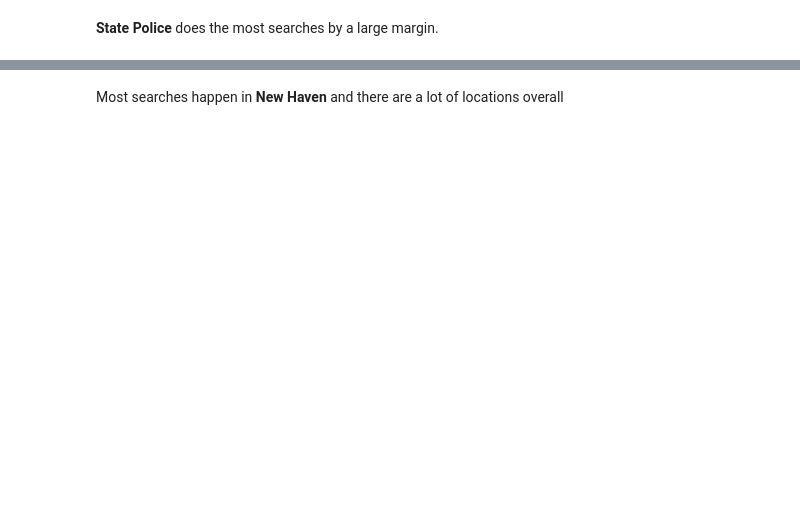
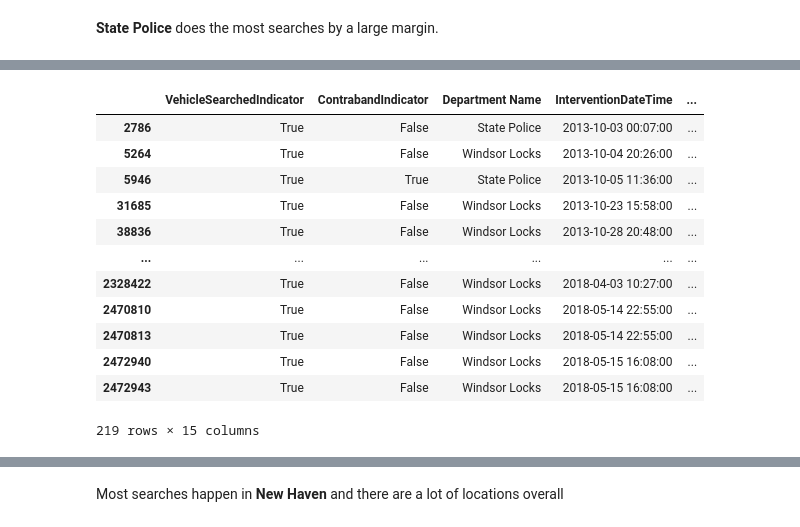
Before and after one commit to snovaisg/Capstone, a Jupyter notebook: EDA.ipynb, the cells around one changed output, grey strips where cells are left out. Cells and saved outputs as stored; diff of their text form; code cells hidden in the pictures; blank space fills up the shorter version.

```diff
--- a/EDA.ipynb
+++ b/EDA.ipynb
@@ -111,0 +196,7 @@ Some departments have a really low number of searches. These departments will be
+# %%
+# select locations
+threshold = 1
+locations_list = separate_locations_above_threshold(df,threshold)[1]
+
+locations_df = pd.DataFrame(data = locations_list, columns = ['locations'])
+locations_df.to_csv(os.path.join('Data_created',f'locations_threshold_{threshold}.csv'),index=False)
@@ -111,0 +207,5 @@ Some departments have a really low number of searches. These departments will be
+# %%
+searched_mask = df.VehicleSearchedIndicator == True
+locations_above_threshold_1_records_mask = df[searched_mask].InterventionLocationName.apply(lambda loc: loc in locations_list)
+tableau_locations_above_threshold_1_records = df[searched_mask][locations_above_threshold_1_records_mask]
+tableau_locations_above_threshold_1_records.to_csv(os.path.join('Data_created','tableau_locations_above_threshold_1_records.csv'),index=False)
@@ -111,0 +225,17 @@ Some departments have a really low number of searches. These departments will be
+# %%
+copy = tableau_locations_above_threshold_1_records.copy()
+copy[copy.InterventionLocationName == 'windsor locks']
+# %% [output]
+|  | VehicleSearchedIndicator | ContrabandIndicator | Department Name | InterventionDateTime | ... |
+| 2786 | True | False | State Police | 2013-10-03 00:07:00 | ... |
+| 5264 | True | False | Windsor Locks | 2013-10-04 20:26:00 | ... |
+| 5946 | True | True | State Police | 2013-10-05 11:36:00 | ... |
+| 31685 | True | False | Windsor Locks | 2013-10-23 15:58:00 | ... |
+| 38836 | True | False | Windsor Locks | 2013-10-28 20:48:00 | ... |
+| ... | ... | ... | ... | ... | ... |
+| 2328422 | True | False | Windsor Locks | 2018-04-03 10:27:00 | ... |
+| 2470810 | True | False | Windsor Locks | 2018-05-14 22:55:00 | ... |
+| 2470813 | True | False | Windsor Locks | 2018-05-14 22:55:00 | ... |
+| 2472940 | True | False | Windsor Locks | 2018-05-15 16:08:00 | ... |
+| 2472943 | True | False | Windsor Locks | 2018-05-15 16:08:00 | ... |
+219 rows × 15 columns
```
Also changed, not shown: parts of 55 cells of this notebook, 5 other files.
